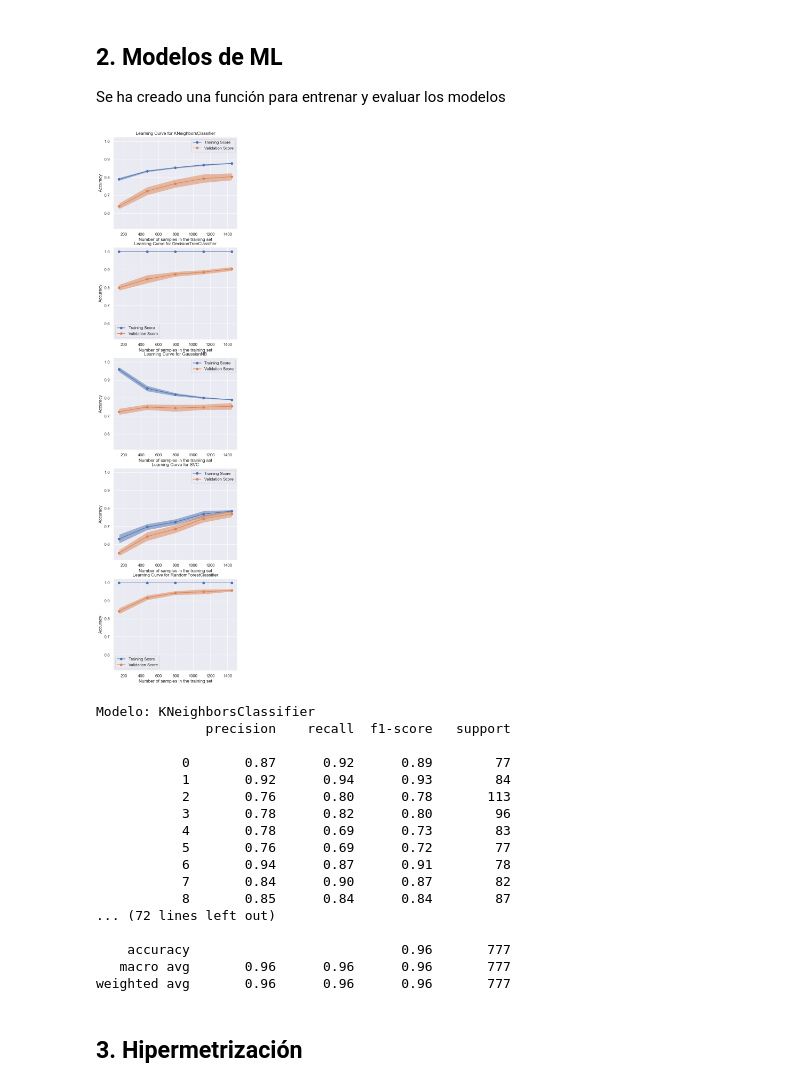
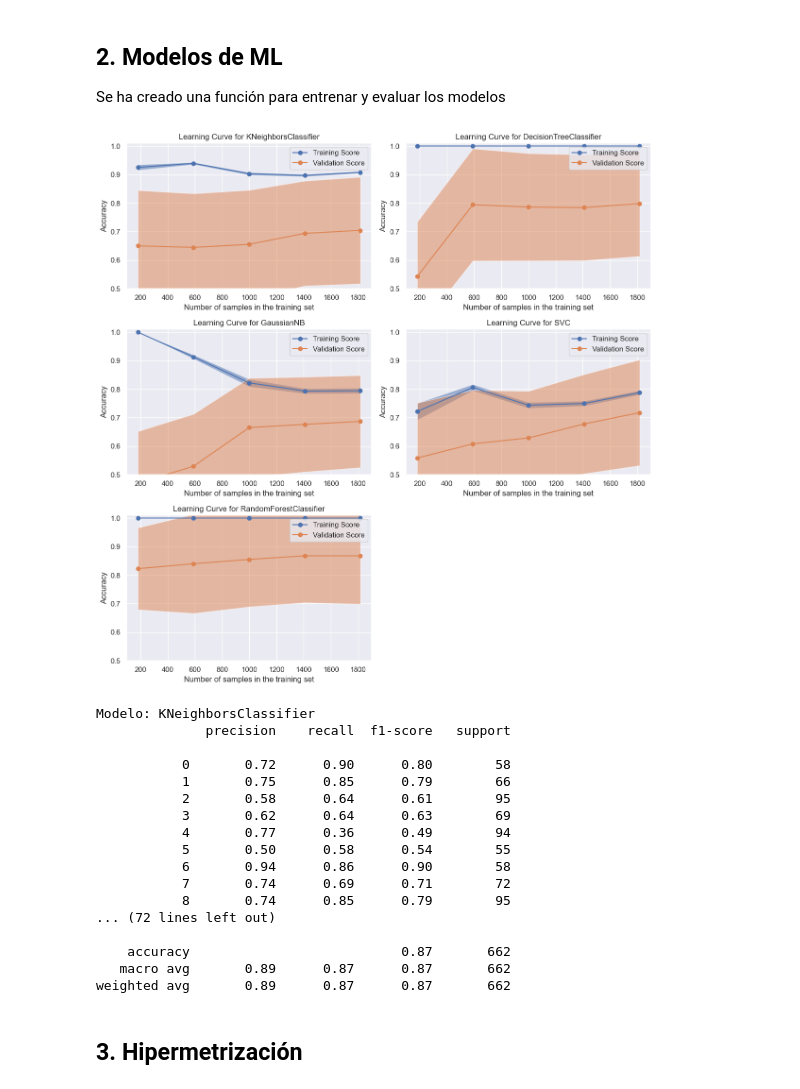
Before and after one commit to nmartinser/Telerehabilitation, a Jupyter notebook: notebooks/ml_gestureLabel.ipynb, the cells around one changed output. Cells and saved outputs as stored; diff of their text form; code cells hidden in the pictures.

Commit message:
add LeaveOneOut

```diff
--- a/notebooks/ml_gestureLabel.ipynb
+++ b/notebooks/ml_gestureLabel.ipynb
@@ -87,0 +86,14 @@ test_y = test_y.values.ravel()
+# %%
+# dejar dos pacientes como test
+
+test_df = df.loc[(df.SubjectID==101) | (df.SubjectID==105) | (df.SubjectID==201) | (df.SubjectID==202) | (df.SubjectID==301) | (df.SubjectID==302)]
+train_df = df.loc[(df.SubjectID!=101) & (df.SubjectID!=105) & (df.SubjectID!=201) & (df.SubjectID!=202) & (df.SubjectID!=301) & (df.SubjectID!=302)]
+
+train_X = train_df.drop(['GestureLabel'], axis=1)
+train_y=pd.DataFrame(train_df['GestureLabel'])
+test_X= test_df.drop(['GestureLabel'], axis=1)
+test_y =pd.DataFrame(test_df['GestureLabel'])
+
+# # Convertimos los df de target (y) a 1-d
+train_y = train_y.values.ravel()
+test_y = test_y.values.ravel()
@@ -130,26 +158,35 @@ models = [knn, dtree, nb, svm, rf]
 for modelo in models:
     modelo.fit(train_X, train_y) # entrenamos el modelo
 # %%
-fig, ax = plt.subplots(nrows=5, ncols=1, figsize=(6, 26), sharey=True)
+fig, axes = plt.subplots(nrows=3, ncols=2, figsize=(12, 12))
 
 common_params = {
     "X": train_X,
     "y": train_y,
+    "groups": train_X['SubjectID'],
     # "train_sizes": np.linspace(0.1, 1.0, 5),
-    "cv": 5,
+    "cv": LeaveOneGroupOut(),
     "score_type": "both",
     "n_jobs": 4,
     "line_kw": {"marker": "o"},
     "std_display_style": "fill_between",
     "score_name": "Accuracy",
 }
-for ax_idx, estimator in enumerate(models):
-    LearningCurveDisplay.from_estimator(estimator, **common_params, ax=ax[ax_idx])
-    handles, label = ax[ax_idx].get_legend_handles_labels()
-    ax[ax_idx].legend(handles[:2], ["Training Score", "Validation Score"])
-    ax[ax_idx].set_title(f"Learning Curve for {estimator.__class__.__name__}")
+for idx, estimator in enumerate(models):
+    row = idx // 2
+    col = idx % 2
+    ax = axes[row, col]
+    LearningCurveDisplay.from_estimator(estimator, **common_params, ax=ax)
+    handles, label = ax.get_legend_handles_labels()
+    ax.legend(handles[:2], ["Training Score", "Validation Score"])
+    ax.set_title(f"Learning Curve for {estimator.__class__.__name__}")
+    ax.set_ylim(0.5, 1.01)
+fig.delaxes(axes.flatten()[5])
+
+plt.tight_layout()
+plt.show()
 # %% [output]
-[figure, old version]
+[figure, new version]
 # %%
 # entrenamiento + evaluación
 test_models(models, test_X, test_y, test_result, 'modelos')
@@ -157,20 +194,20 @@ test_models(models, test_X, test_y, test_result, 'modelos')
 Modelo: KNeighborsClassifier
               precision    recall  f1-score   support
 
-           0       0.87      0.92      0.89        77
-           1       0.92      0.94      0.93        84
-           2       0.76      0.80      0.78       113
-           3       0.78      0.82      0.80        96
-           4       0.78      0.69      0.73        83
-           5       0.76      0.69      0.72        77
-           6       0.94      0.87      0.91        78
-           7       0.84      0.90      0.87        82
-           8       0.85      0.84      0.84        87
+           0       0.72      0.90      0.80        58
+           1       0.75      0.85      0.79        66
+           2       0.58      0.64      0.61        95
+           3       0.62      0.64      0.63        69
+           4       0.77      0.36      0.49        94
+           5       0.50      0.58      0.54        55
+           6       0.94      0.86      0.90        58
+           7       0.74      0.69      0.71        72
+           8       0.74      0.85      0.79        95
 ... (72 lines left out)
 
-    accuracy                           0.96       777
-   macro avg       0.96      0.96      0.96       777
-weighted avg       0.96      0.96      0.96       777
+    accuracy                           0.87       662
+   macro avg       0.89      0.87      0.87       662
+weighted avg       0.89      0.87      0.87       662
 # %% [markdown]
 ## 3. Hipermetrización
 # %%
```
Also changed, not shown: parts of 15 cells of this notebook, 1 other file.
